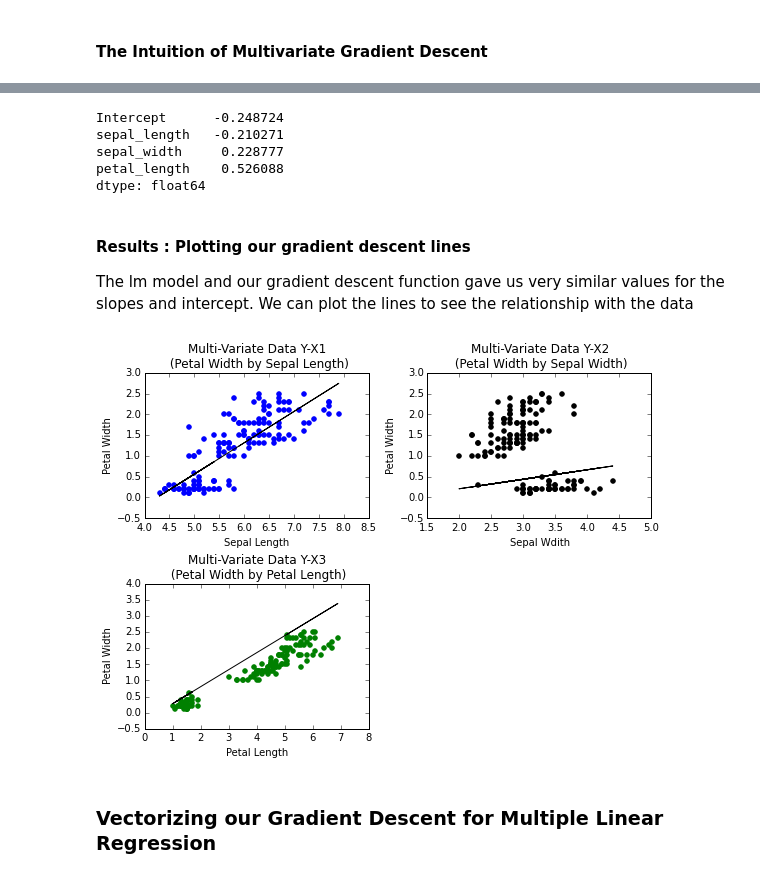
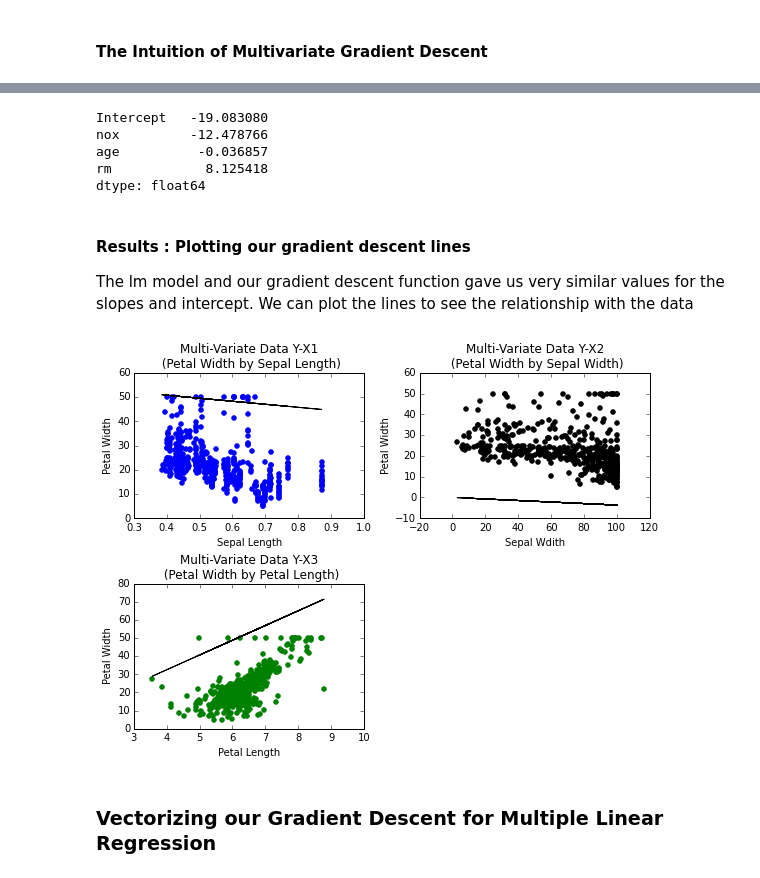
Before and after one commit to kristineromero/iPython, a Jupyter notebook: Machine_Learning/ML_LinearRegression.ipynb, the cells around one changed output, grey strips where cells are left out. Saved outputs shown, nothing was run; the diff lists cells and outputs as text; code cells hidden in the pictures.

```diff
--- a/Machine_Learning/ML_LinearRegression.ipynb
+++ b/Machine_Learning/ML_LinearRegression.ipynb
@@ -28,8 +28,6 @@ from __future__ import division
 from sklearn import datasets
 # %%
 %matplotlib inline
-# %%
-iris = datasets.load_iris()['data']
 # %% [markdown]
 # Week 1: Linear Regression #
 # %% [markdown]
@@ -669,0 +661,16 @@ iris_df.head()
+# %%
+from sklearn import datasets
+
+def get_boston_data():
+    bt = datasets.load_boston()['data']
+    bt_val = datasets.load_boston()['target']
+    bt_names = datasets.load_boston()['feature_names']
+    bt_df = pd.DataFrame(bt)
+    bt_df.columns = bt_names
+    bt_df = bt_df.ix[:,['NOX', 'RM', 'AGE']]
+    bt_df.columns = ['nox', 'rm', 'age']
+    bt_df['med_val'] = list(bt_val)
+    return bt_df
+# %%
+bt_df = get_boston_data()
+bt_df.head()
@@ -951,12 +965,12 @@ params
 # %%
 import statsmodels.formula.api as sm
-fit_mv = sm.ols(formula="petal_width ~ sepal_length + sepal_width + petal_length", data=iris_df).fit()
+fit_mv = sm.ols(formula="med_val ~ nox + age + rm", data=bt_df).fit()
 fit_mv.params
 # %% [output]
-Intercept      -0.248724
-sepal_length   -0.210271
-sepal_width     0.228777
-petal_length    0.526088
+Intercept   -19.083080
+nox         -12.478766
+age          -0.036857
+rm            8.125418
 dtype: float64
 # %% [markdown]
 #### Results : Plotting our gradient descent lines ####
@@ -964,41 +978,46 @@ The lm model and our gradient descent function gave us very similar values for t
 # %%
 fig = plt.figure(figsize=(8, 6))
 
-s_length = [(fit_mv.params[1]*x) + fit.params[0] for x in x1_vals]
-s_width = [fit_mv.params[2]*x + fit_mv.params[0] for x in x2_vals]
-p_length = [fit_mv.params[3]*x + fit_mv.params[0] for x in x3_vals]
+x1_vals = nox
+x2_vals = age
+x3_vals = rm
+y_vals  = med_val
+
+nox_vals = [(fit_mv.params.nox*x) for x in x1_vals]
+age_vals = [(fit_mv.params.age*x)  for x in x2_vals]
+rm_vals = [(fit_mv.params.rm*x) for x in x3_vals]
 
 
 # # New Data - x1 (Sepal Length)
 ax1 = fig.add_subplot(2,2,1)
-ax1.scatter(iris[:,0:1] ,iris[:,3:4], color='blue')
-ax1.plot(x1_vals,s_length, label='gd line', color='black')
+ax1.scatter(nox ,med_val, color='blue')
+ax1.plot(nox,nox_vals, label='gd line', color='black')
 ax1.set_title( 'Multi-Variate Data Y-X1 \n (Petal Width by Sepal Length)' )
 ax1.set_xlabel('Sepal Length')
 ax1.set_ylabel('Petal Width')
 
 
 # New Data - x2 (Sepal Width)
 ax2 = fig.add_subplot(2,2,2)
-ax2.scatter(iris[:,1:2] ,iris[:,3:4], color='black')
-ax2.plot(x2_vals,s_width, label='gd line', color='black')
+ax2.scatter(age ,med_val, color='black')
+ax2.plot(age,age_vals, label='gd line', color='black')
 ax2.set_title( 'Multi-Variate Data Y-X2 \n (Petal Width by Sepal Width)' )
 ax2.set_xlabel('Sepal Wdith')
 ax2.set_ylabel('Petal Width')
 
 
 # New Data - x3 (Petal Length)
 ax3 = fig.add_subplot(2,2,3)
-ax3.scatter(iris[:,2:3] ,iris[:,3:4], color='green')
-ax3.plot(x3_vals, p_length, label='gd line', color='black')
+ax3.scatter(rm ,med_val, color='green')
+ax3.plot(rm,rm_vals, label='gd line', color='black')
 ax3.set_title( 'Multi-Variate Data Y-X3 \n (Petal Width by Petal Length)' )
 ax3.set_xlabel('Petal Length')
 ax3.set_ylabel('Petal Width')
 
 plt.tight_layout()
 plt.show()
 # %% [output]
-[figure, old version]
+[figure, new version]
 # %% [markdown]
 ### Vectorizing our Gradient Descent for Multiple Linear Regression ###
 # %% [markdown]
```
Also changed, not shown: parts of 51 cells of this notebook.
